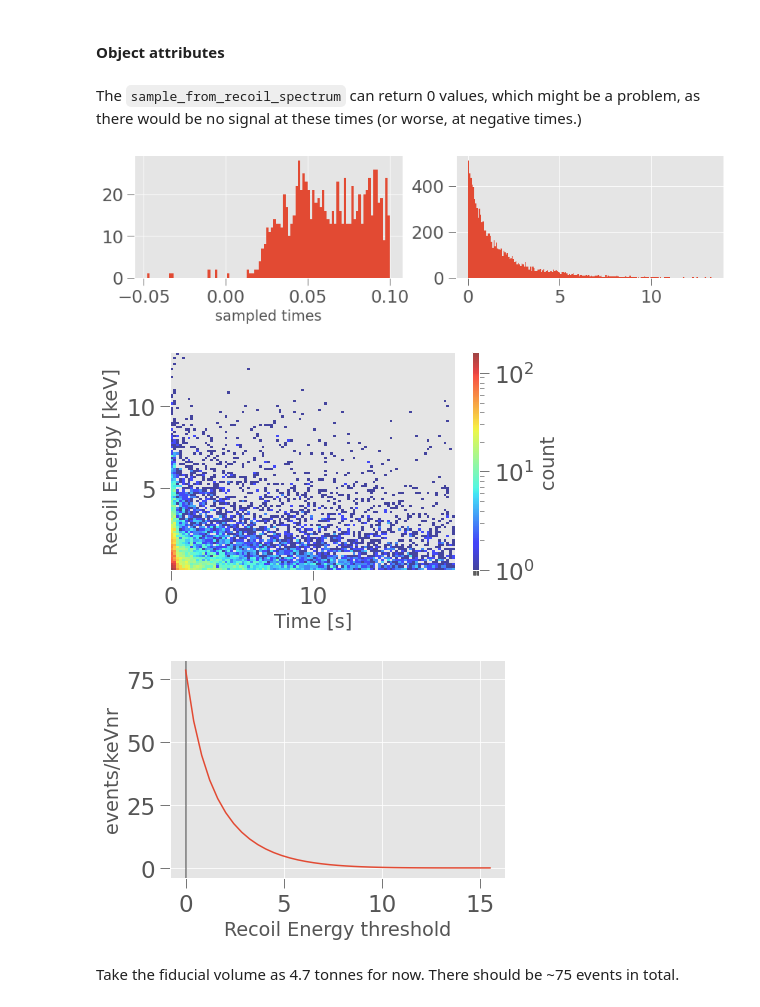
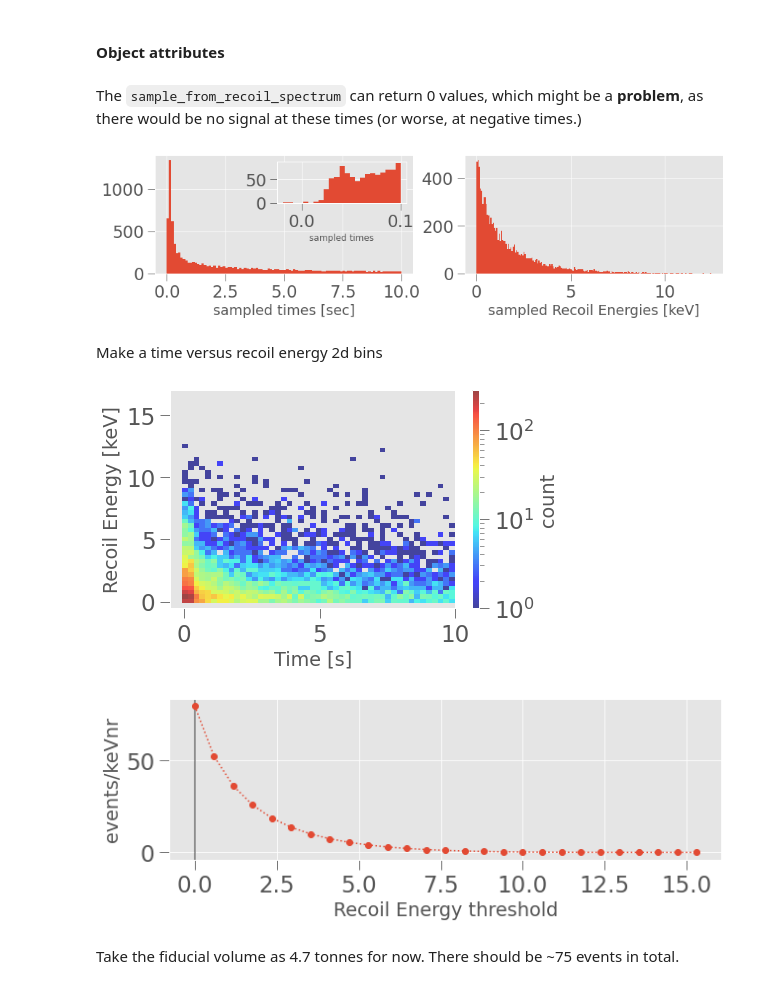
Before and after one commit to XENONnT/multimessenger, a Jupyter notebook: notebooks/WFSim_SN-signal/Supernova_Signal-WFSim.ipynb, the cells around one changed output. Cells and saved outputs as stored; diff of their text form; code cells hidden in the pictures.

```diff
--- a/notebooks/WFSim_SN-signal/Supernova_Signal-WFSim.ipynb
+++ b/notebooks/WFSim_SN-signal/Supernova_Signal-WFSim.ipynb
@@ -51,0 +22,5 @@ Worked!
+# %%
+M30sn_model  = sn.Supernova_Models.SN_LightCurve()
+M30sn_model.load_model_from_db(progenitor_mass = 30, metallicity= 0.02, time_of_revival = 100,)
+M30sn_model.get_recoil_spectra1D(rec_en = np.linspace(0,20,35))
+M30sn_model.get_recoil_spectra2D()
@@ -59,41 +48,47 @@ timebins = M30sn_model.t
 nu_energies = M30sn_model.mean_E
 rates_Er, rates_t = M30sn_model._get_1Drates_from2D()
 # %% [markdown]
-The `sample_from_recoil_spectrum` can return 0 values, which might be a problem, as there would be no signal at these times (or worse, at negative times.)
+The `sample_from_recoil_spectrum` can return 0 values, which might be a **problem**, as there would be no signal at these times (or worse, at negative times.)
 # %%
-sample_t = sn_utils.sample_from_recoil_spectrum(x='time',N_sample=10000)
-sample_E = sn_utils.sample_from_recoil_spectrum(N_sample=10000)
+sample_t = sn.sample_from_recoil_spectrum(x='time',N_sample=10000)
+sample_E = sn.sample_from_recoil_spectrum(N_sample=10000)
 fig, (ax1,ax2) = plt.subplots(ncols=2, figsize=(14,3))
-ax1.hist(sample_t, range=(min(sample_t),0.1), bins=100);
-ax1.set_xlabel('sampled times');
+ax1.hist(sample_t, range=(min(sample_t), 10), bins=100);
+
+axins = inset_axes(ax1, width="50%", height="35%", loc='upper right')
+axins.hist(sample_t, range=(min(sample_t), 0.1), bins=23);
+axins.set_xlabel('sampled times', fontsize=12)
+
+ax1.set_xlabel('sampled times [sec]');
 ax2.hist(sample_E, bins=200);
+ax2.set_xlabel('sampled Recoil Energies [keV]');
 # %% [output]
-[figure, old version]
+[figure, new version]
+# %% [markdown]
+Make a time versus recoil energy 2d bins
 # %%
-kwargs = dict(norm=LogNorm(), bins=100) # range=[[0, 3_000], [0, 20_000]],
-
+kwargs = dict(norm=LogNorm(), bins=(np.linspace(-0.5, 10, 50),
+                                    np.linspace(-0.5, 17, 50)))
 mh_cut = mh.Histdd(sample_t, sample_E, **kwargs)
 
 mh_cut.plot(log_scale=True,
             cblabel='count',
             cmap=plt.get_cmap('jet'),
-            alpha=0.7,  colorbar_kwargs=dict(orientation="vertical",
-                                             pad=0.05,
-                                             aspect=30,
-                                             fraction=0.1));
+            alpha=0.7,  colorbar_kwargs=dict(orientation="vertical", pad=0.05,
+                                             aspect=30, fraction=0.1));
 plt.ylabel('Recoil Energy [keV]')
 plt.xlabel('Time [s]');
 # %% [output]
-[figure, old version]
+[figure, new version]
 # %%
-E_thr, rec_bins = sn_utils.get_rates_above_threshold(rates_Er['Total'], recoil_energy_bins)
-
+E_thr, rec_bins = sn.get_rates_above_threshold(rates_Er['Total'], recoil_energy_bins)
+plt.figure(figsize=(10,3))
 plt.axvline(0, color='k', alpha=0.5);
-plt.plot(rec_bins, E_thr*4.7);
+plt.plot(rec_bins, E_thr*4.7, marker='o', ls=':');
 plt.ylabel('events/keVnr');
 plt.xlabel('Recoil Energy threshold');
 # %% [output]
-[figure, old version]
+[figure, new version]
 # %% [markdown]
 Take the fiducial volume as 4.7 tonnes for now. There should be ~75 events in total.
 # %% [markdown]
```
Also changed, not shown: parts of 36 cells of this notebook.
